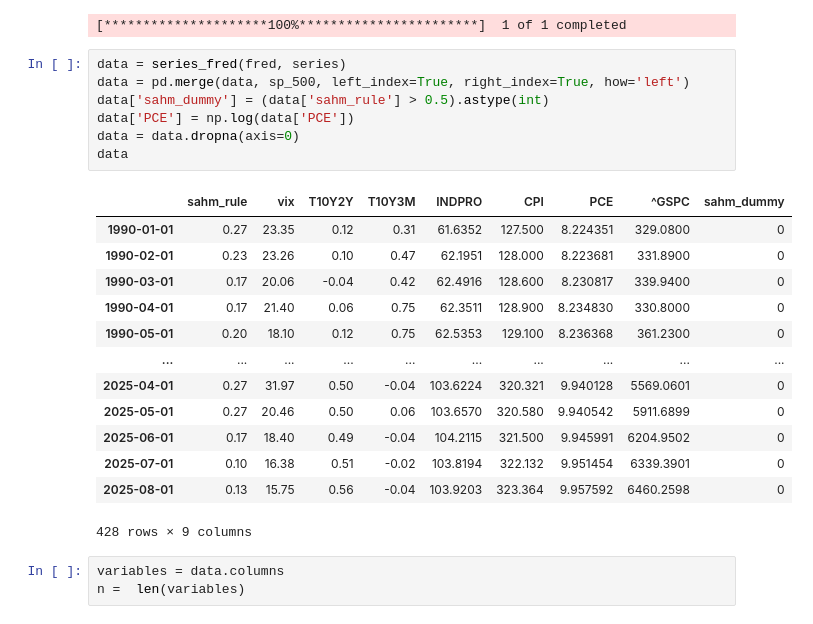
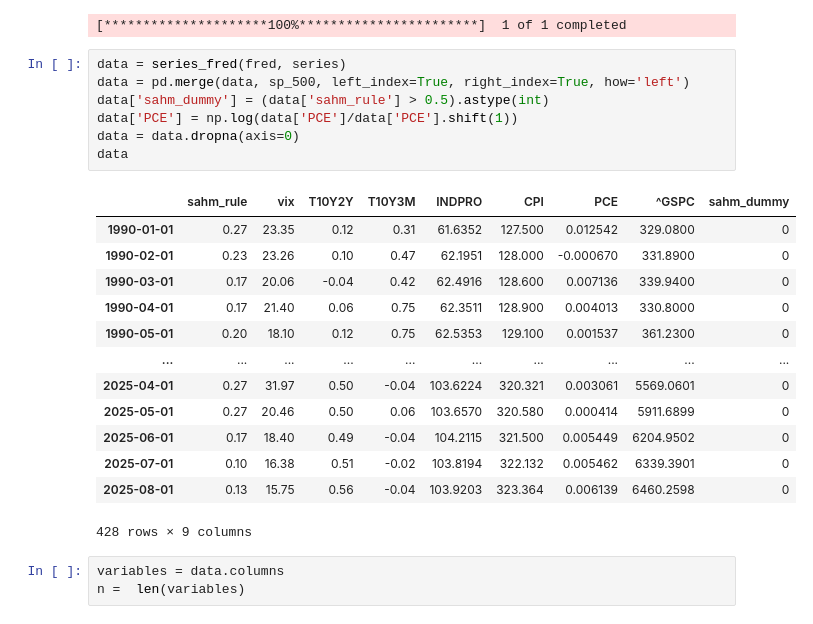
Before and after one commit to Jota-leals/Modelos, a Jupyter notebook: probit.ipynb, the cells around one changed output. Saved outputs shown, nothing was run; the diff lists cells and outputs as text.

```diff
--- a/probit.ipynb
+++ b/probit.ipynb
@@ -33,23 +33,23 @@ sp_500 = sp_500.round(4)
 # %%
 data = series_fred(fred, series)
 data = pd.merge(data, sp_500, left_index=True, right_index=True, how='left')
 data['sahm_dummy'] = (data['sahm_rule'] > 0.5).astype(int)
-data['PCE'] = np.log(data['PCE'])
+data['PCE'] = np.log(data['PCE']/data['PCE'].shift(1))
 data = data.dropna(axis=0)
 data
 # %% [output]
 |  | sahm_rule | vix | T10Y2Y | T10Y3M | INDPRO | CPI | PCE | ^GSPC | sahm_dummy |
-| 1990-01-01 | 0.27 | 23.35 | 0.12 | 0.31 | 61.6352 | 127.500 | 8.224351 | 329.0800 | 0 |
-| 1990-02-01 | 0.23 | 23.26 | 0.10 | 0.47 | 62.1951 | 128.000 | 8.223681 | 331.8900 | 0 |
-| 1990-03-01 | 0.17 | 20.06 | -0.04 | 0.42 | 62.4916 | 128.600 | 8.230817 | 339.9400 | 0 |
-| 1990-04-01 | 0.17 | 21.40 | 0.06 | 0.75 | 62.3511 | 128.900 | 8.234830 | 330.8000 | 0 |
-| 1990-05-01 | 0.20 | 18.10 | 0.12 | 0.75 | 62.5353 | 129.100 | 8.236368 | 361.2300 | 0 |
+| 1990-01-01 | 0.27 | 23.35 | 0.12 | 0.31 | 61.6352 | 127.500 | 0.012542 | 329.0800 | 0 |
+| 1990-02-01 | 0.23 | 23.26 | 0.10 | 0.47 | 62.1951 | 128.000 | -0.000670 | 331.8900 | 0 |
+| 1990-03-01 | 0.17 | 20.06 | -0.04 | 0.42 | 62.4916 | 128.600 | 0.007136 | 339.9400 | 0 |
+| 1990-04-01 | 0.17 | 21.40 | 0.06 | 0.75 | 62.3511 | 128.900 | 0.004013 | 330.8000 | 0 |
+| 1990-05-01 | 0.20 | 18.10 | 0.12 | 0.75 | 62.5353 | 129.100 | 0.001537 | 361.2300 | 0 |
 | ... | ... | ... | ... | ... | ... | ... | ... | ... | ... |
-| 2025-04-01 | 0.27 | 31.97 | 0.50 | -0.04 | 103.6224 | 320.321 | 9.940128 | 5569.0601 | 0 |
-| 2025-05-01 | 0.27 | 20.46 | 0.50 | 0.06 | 103.6570 | 320.580 | 9.940542 | 5911.6899 | 0 |
-| 2025-06-01 | 0.17 | 18.40 | 0.49 | -0.04 | 104.2115 | 321.500 | 9.945991 | 6204.9502 | 0 |
-| 2025-07-01 | 0.10 | 16.38 | 0.51 | -0.02 | 103.8194 | 322.132 | 9.951454 | 6339.3901 | 0 |
-| 2025-08-01 | 0.13 | 15.75 | 0.56 | -0.04 | 103.9203 | 323.364 | 9.957592 | 6460.2598 | 0 |
+| 2025-04-01 | 0.27 | 31.97 | 0.50 | -0.04 | 103.6224 | 320.321 | 0.003061 | 5569.0601 | 0 |
+| 2025-05-01 | 0.27 | 20.46 | 0.50 | 0.06 | 103.6570 | 320.580 | 0.000414 | 5911.6899 | 0 |
+| 2025-06-01 | 0.17 | 18.40 | 0.49 | -0.04 | 104.2115 | 321.500 | 0.005449 | 6204.9502 | 0 |
+| 2025-07-01 | 0.10 | 16.38 | 0.51 | -0.02 | 103.8194 | 322.132 | 0.005462 | 6339.3901 | 0 |
+| 2025-08-01 | 0.13 | 15.75 | 0.56 | -0.04 | 103.9203 | 323.364 | 0.006139 | 6460.2598 | 0 |
 428 rows × 9 columns
 # %%
 variables = data.columns
```
Also changed, not shown: parts of 8 cells of this notebook.
